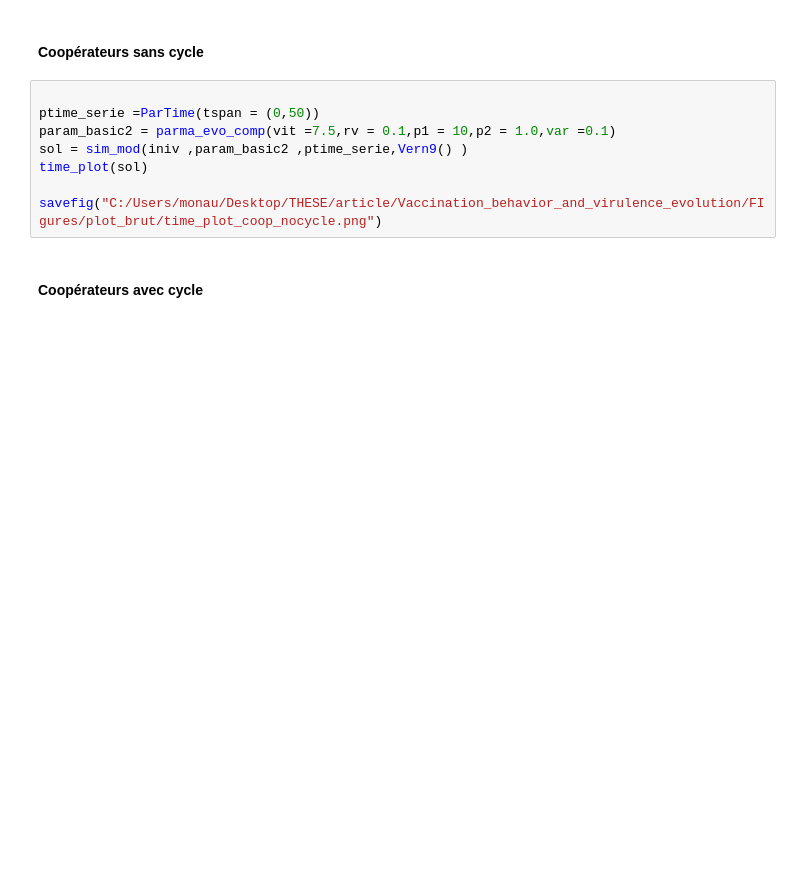
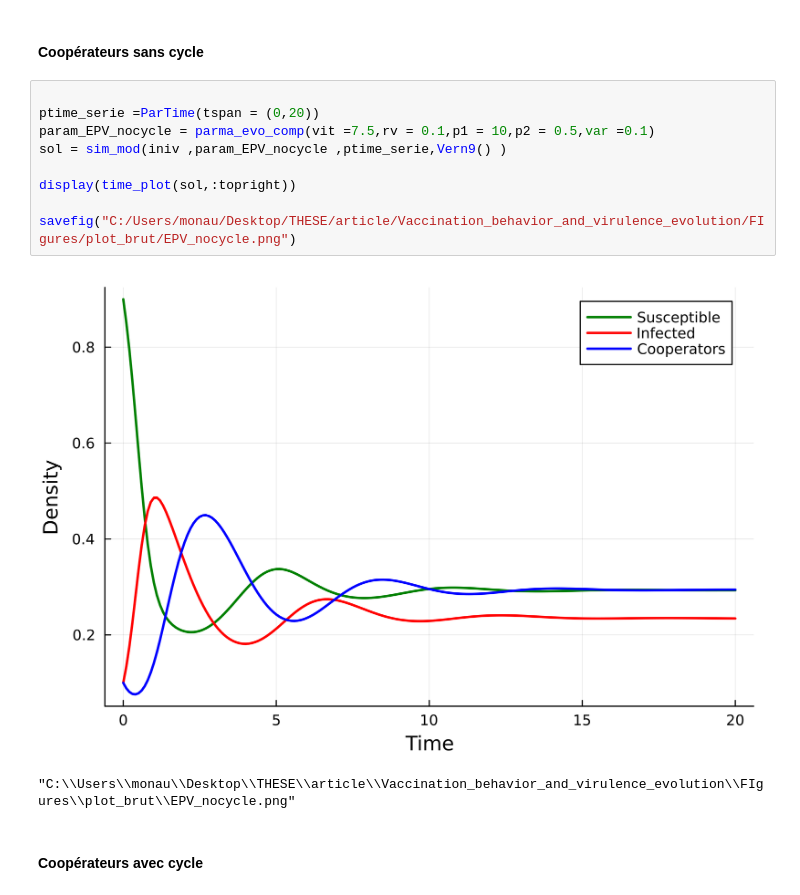
Before and after one commit to C-Monaury/Newborn_vaccination_evo_behavior_model, a Jupyter notebook: Julia/code_jl_imiation_dynamics_and_evolution.ipynb, the cells around one changed output. Drawn from its saved outputs; the diff is of its cells as text; blank space fills up the shorter version.

```diff
--- a/Julia/code_jl_imiation_dynamics_and_evolution.ipynb
+++ b/Julia/code_jl_imiation_dynamics_and_evolution.ipynb
@@ -401,12 +390,16 @@ display(plt)
 #### Coopérateurs sans cycle
 # %%
 
-ptime_serie =ParTime(tspan = (0,50))
-param_basic2 = parma_evo_comp(vit =7.5,rv = 0.1,p1 = 10,p2 = 1.0,var =0.1)
-sol = sim_mod(iniv ,param_basic2 ,ptime_serie,Vern9() )
-time_plot(sol)
+ptime_serie =ParTime(tspan = (0,20))
+param_EPV_nocycle = parma_evo_comp(vit =7.5,rv = 0.1,p1 = 10,p2 = 0.5,var =0.1)
+sol = sim_mod(iniv ,param_EPV_nocycle ,ptime_serie,Vern9() )
 
-savefig("C:/Users/monau/Desktop/THESE/article/Vaccination_behavior_and_virulence_evolution/FIgures/plot_brut/time_plot_coop_nocycle.png")
+display(time_plot(sol,:topright))
+
+savefig("C:/Users/monau/Desktop/THESE/article/Vaccination_behavior_and_virulence_evolution/FIgures/plot_brut/EPV_nocycle.png")
+# %% [output]
+[figure, added]
+"C:\\Users\\monau\\Desktop\\THESE\\article\\Vaccination_behavior_and_virulence_evolution\\FIgures\\plot_brut\\EPV_nocycle.png"
 # %% [markdown]
 #### Coopérateurs avec cycle
 # %%
```
Also changed, not shown: parts of 15 cells of this notebook.
